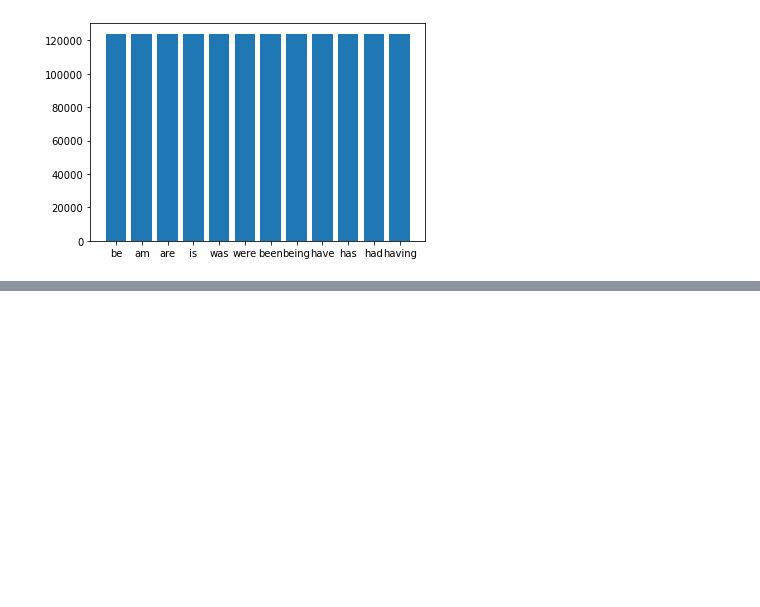
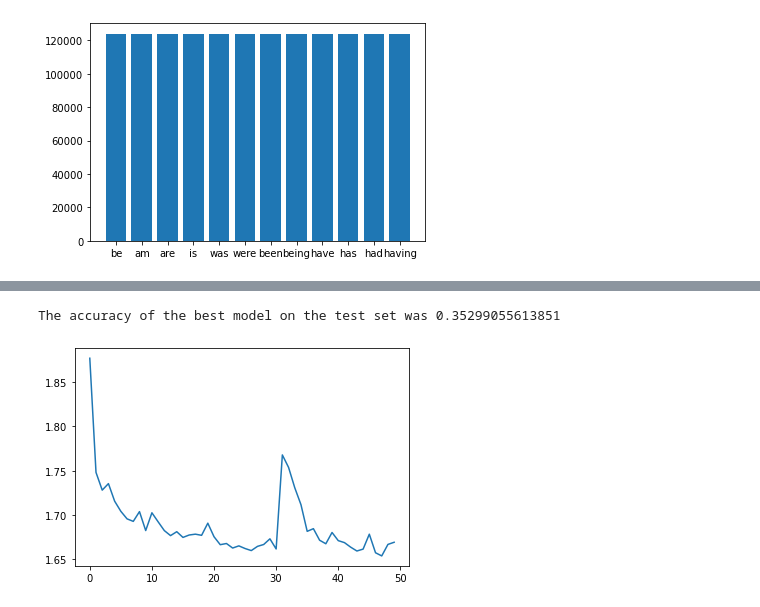
Before and after one commit to EmilPoiesz/word_embeddings, a Jupyter notebook: conjugation.ipynb, the cells around one changed output, grey strips where cells are left out. Saved outputs shown, nothing was run; the diff lists cells and outputs as text; code cells hidden in the pictures; blank space fills up the shorter version.

Commit message:
RNN model finish

```diff
--- a/conjugation.ipynb
+++ b/conjugation.ipynb
@@ -346,0 +376,5 @@ torch.Size([128, 128])
+# %%
+best_idx = accuracies.index(max(accuracies))
+best_model = models[best_idx]
+best_param = params[best_idx]
+print(f"The best performing model is {best_model} with an accuracy of {accuracies[best_idx]}")
@@ -346,0 +386,9 @@ torch.Size([128, 128])
+# %%
+train_val_loader = DataLoader(ConcatDataset([data_train_conj, data_val_conj]), batch_size=128, shuffle=True)
+print(f"Retraining best model for longer on train + val dataset")
+loss_fn = nn.CrossEntropyLoss(weight=word_weigts)
+optimizer = optim.Adam(best_model.parameters(), **best_param)
+n_epochs = 50
+
+best_model_loss = train(n_epochs, optimizer, best_model, loss_fn, train_val_loader)
+accuracy = compute_accuracy(best_model, test_loader)
@@ -346,0 +408,6 @@ torch.Size([128, 128])
+# %%
+plt.plot(best_model_loss)
+print(f"The accuracy of the best model on the test set was {accuracy}")
+# %% [output]
+The accuracy of the best model on the test set was 0.35299055613851
+[figure, added]
```
Also changed, not shown: parts of 12 cells of this notebook.
